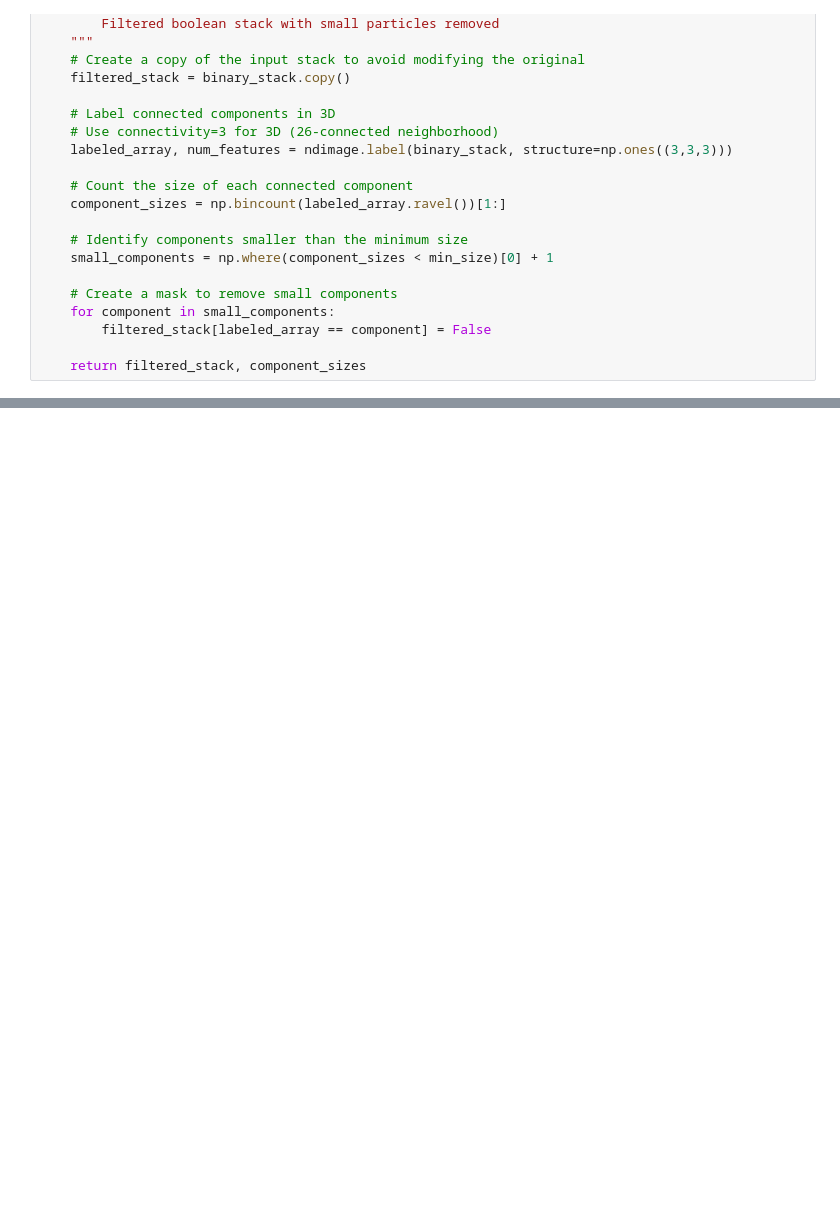
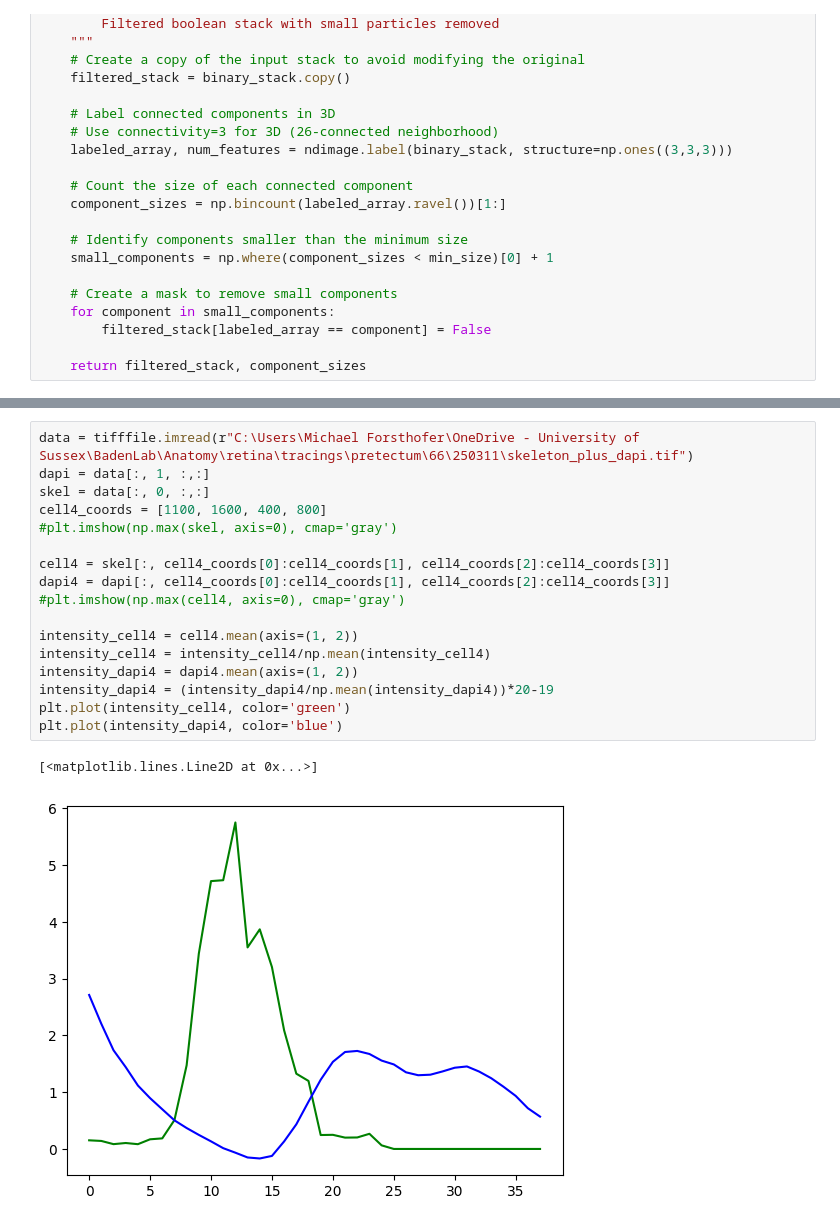
Before and after one commit to MForsthofer/rgc_reconstruction, a Jupyter notebook: dev/segmentation.ipynb, the cells around one changed output, grey strips where cells are left out. Drawn from its saved outputs; the diff is of its cells as text; blank space fills up the shorter version.

```diff
--- a/dev/segmentation.ipynb
+++ b/dev/segmentation.ipynb
@@ -320,0 +336,20 @@ plt.imshow(np.max(cleaned, axis=0), cmap='gray_r')
+# %%
+data = tifffile.imread(r"C:\Users\Michael Forsthofer\OneDrive - University of Sussex\BadenLab\Anatomy\retina\tracings\pretectum\66\250311\skeleton_plus_dapi.tif")
+dapi = data[:, 1, :,:]
+skel = data[:, 0, :,:]
+cell4_coords = [1100, 1600, 400, 800]
+#plt.imshow(np.max(skel, axis=0), cmap='gray')
+
+cell4 = skel[:, cell4_coords[0]:cell4_coords[1], cell4_coords[2]:cell4_coords[3]]
+dapi4 = dapi[:, cell4_coords[0]:cell4_coords[1], cell4_coords[2]:cell4_coords[3]]
+#plt.imshow(np.max(cell4, axis=0), cmap='gray')
+
+intensity_cell4 = cell4.mean(axis=(1, 2))
+intensity_cell4 = intensity_cell4/np.mean(intensity_cell4)
+intensity_dapi4 = dapi4.mean(axis=(1, 2))
+intensity_dapi4 = (intensity_dapi4/np.mean(intensity_dapi4))*20-19
+plt.plot(intensity_cell4, color='green')
+plt.plot(intensity_dapi4, color='blue')
+# %% [output]
+[<matplotlib.lines.Line2D at 0x...>]
+[figure, added]
```
Also changed, not shown: parts of 5 cells of this notebook.
